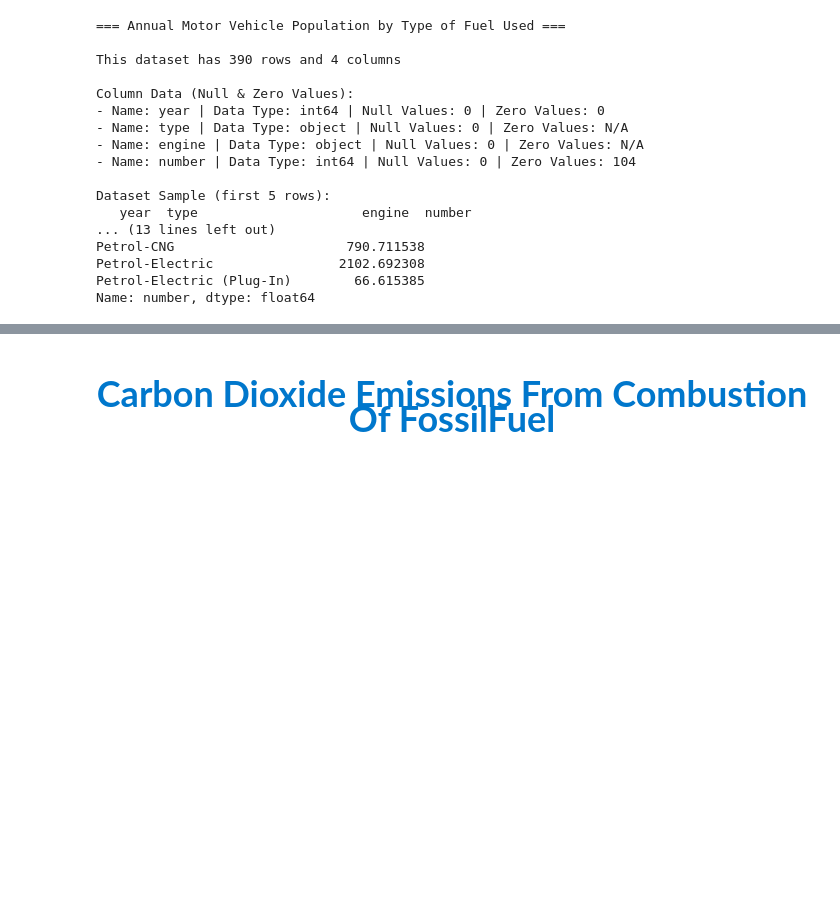
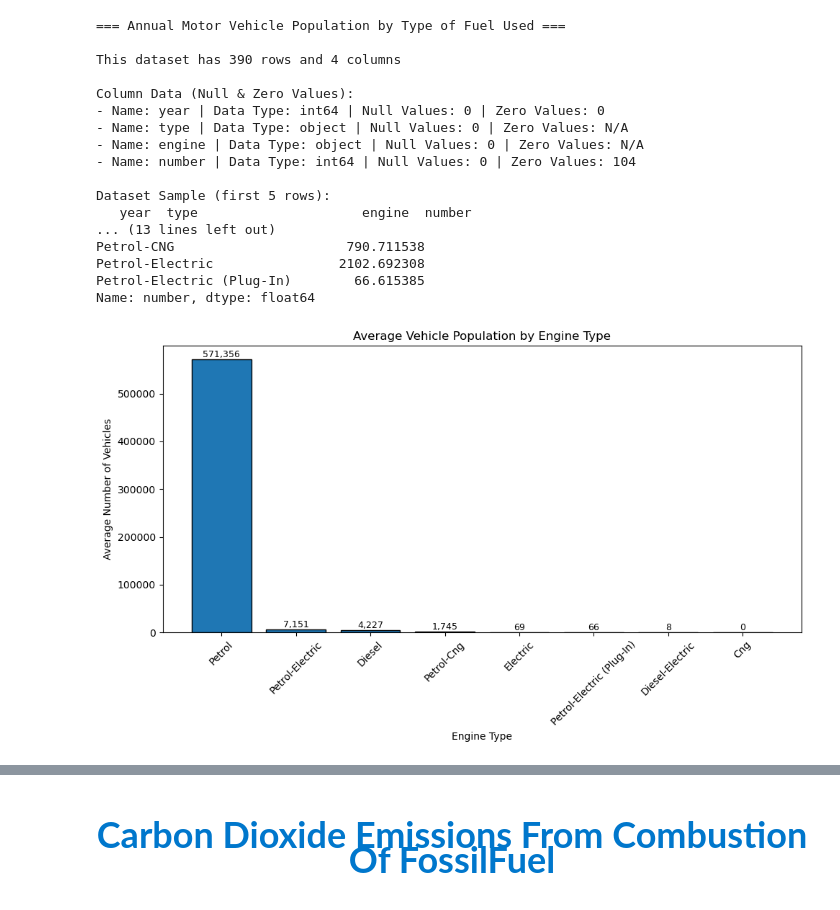
Before and after one commit to grasssxz/PDS_CA1, a Jupyter notebook: CA2.ipynb, the cells around one changed output, grey strips where cells are left out. Cells and saved outputs as stored; diff of their text form; code cells hidden in the pictures; blank space fills up the shorter version.

```diff
--- a/CA2.ipynb
+++ b/CA2.ipynb
@@ -173,4 +371,50 @@ Petrol-CNG                      790.711538
 Petrol-Electric                2102.692308
 Petrol-Electric (Plug-In)        66.615385
 Name: number, dtype: float64
+# %%
+import matplotlib.pyplot as plt
+
+# =====================================================
+# Sort values for clearer visual comparison
+# =====================================================
+
+engine_mean = engine_mean.sort_values(ascending=False)
+
+# =====================================================
+# Bar Chart
+# =====================================================
+
+plt.figure(figsize=(10,6))
+
+bars = plt.bar(
+    engine_mean.index,
+    engine_mean.values,
+    edgecolor='black'
+)
+
+plt.title("Average Vehicle Population by Engine Type")
+plt.xlabel("Engine Type")
+plt.ylabel("Average Number of Vehicles")
+
+plt.xticks(rotation=45)
+
+# =====================================================
+# Add Value Labels
+# =====================================================
+
+for bar in bars:
+    height = bar.get_height()
+    plt.text(
+        bar.get_x() + bar.get_width()/2,
+        height,
+        f"{int(height):,}",
+        ha='center',
+        va='bottom',
+        fontsize=9
+    )
+
+plt.tight_layout()
+plt.show()
+# %% [output]
+[figure, added]
 # %% [markdown]
```
Also changed, not shown: parts of 41 cells of this notebook, 3 other files.
